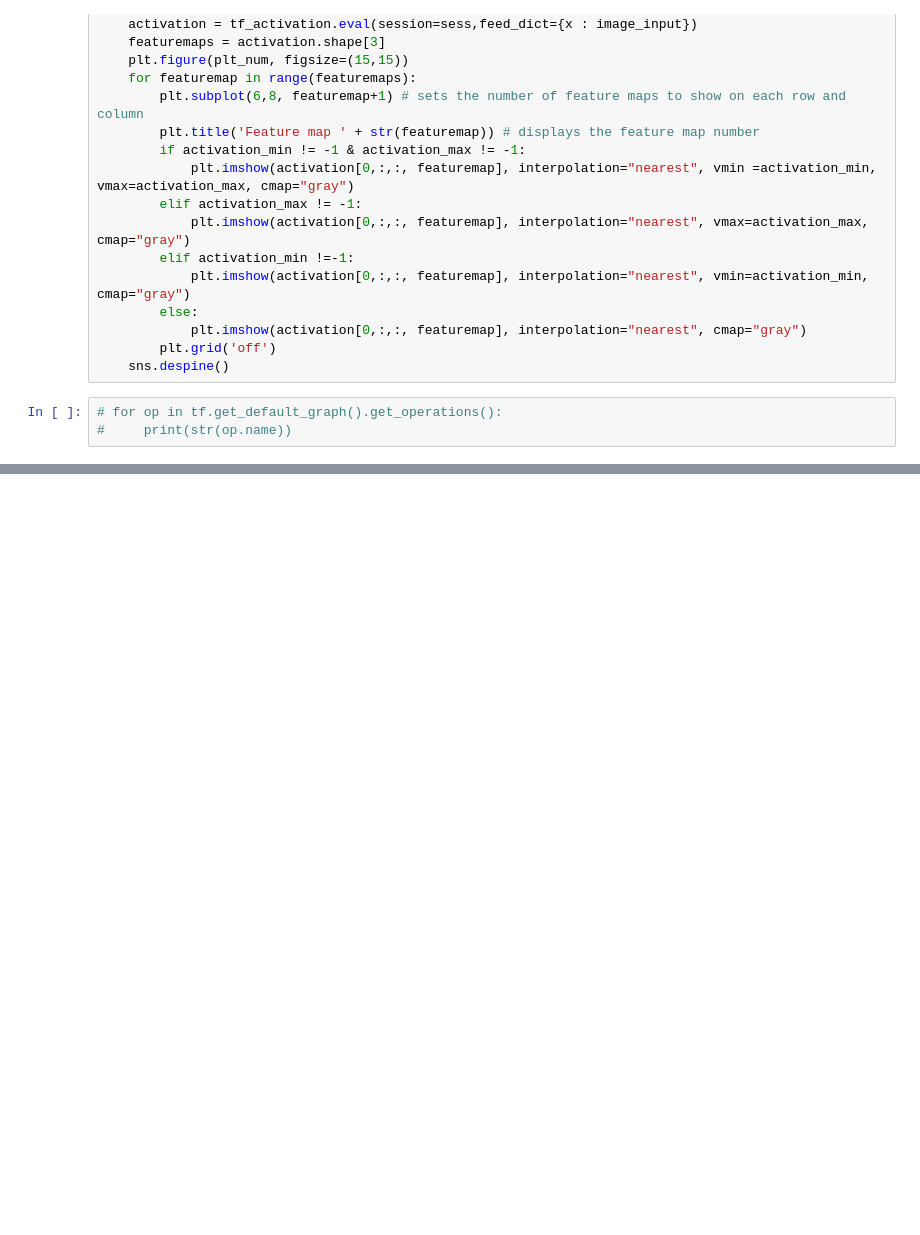
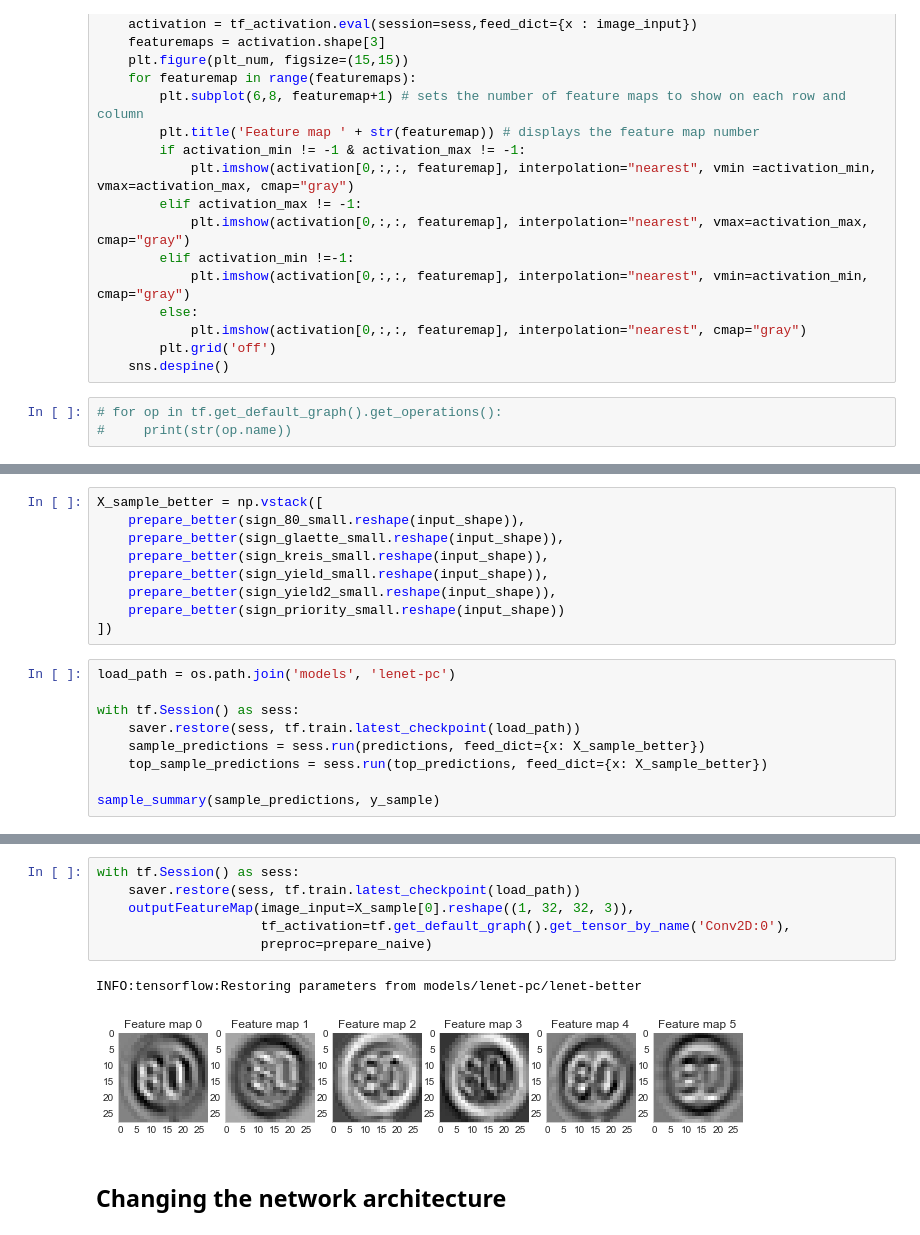
Before and after one commit to sunsided/CarND-Traffic-Sign-Classifier-Project, a Jupyter notebook: Traffic_Sign_Classifier.ipynb, the cells around one changed output, grey strips where cells are left out. Saved outputs shown, nothing was run; the diff lists cells and outputs as text; blank space fills up the shorter version.

Commit message:
Add custom network

```diff
--- a/Traffic_Sign_Classifier.ipynb
+++ b/Traffic_Sign_Classifier.ipynb
@@ -1054,0 +1101,18 @@ X_train_pc[0, ...].min(), X_train_pc[0, ...].max()
+# %%
+X_sample_better = np.vstack([
+    prepare_better(sign_80_small.reshape(input_shape)),
+    prepare_better(sign_glaette_small.reshape(input_shape)),
+    prepare_better(sign_kreis_small.reshape(input_shape)),
+    prepare_better(sign_yield_small.reshape(input_shape)),
+    prepare_better(sign_yield2_small.reshape(input_shape)),
+    prepare_better(sign_priority_small.reshape(input_shape))
+])
+# %%
+load_path = os.path.join('models', 'lenet-pc')
+
+with tf.Session() as sess:
+    saver.restore(sess, tf.train.latest_checkpoint(load_path))
+    sample_predictions = sess.run(predictions, feed_dict={x: X_sample_better})
+    top_sample_predictions = sess.run(top_predictions, feed_dict={x: X_sample_better})
+
+sample_summary(sample_predictions, y_sample)
@@ -1054,0 +1129,11 @@ X_train_pc[0, ...].min(), X_train_pc[0, ...].max()
+# %%
+with tf.Session() as sess:
+    saver.restore(sess, tf.train.latest_checkpoint(load_path))
+    outputFeatureMap(image_input=X_sample[0].reshape((1, 32, 32, 3)),
+                     tf_activation=tf.get_default_graph().get_tensor_by_name('Conv2D:0'),
+                     preproc=prepare_naive)
+# %% [output]
+INFO:tensorflow:Restoring parameters from models/lenet-pc/lenet-better
+[figure, added]
+# %% [markdown]
+## Changing the network architecture
```
Also changed, not shown: parts of 30 cells of this notebook, 3 other files.
